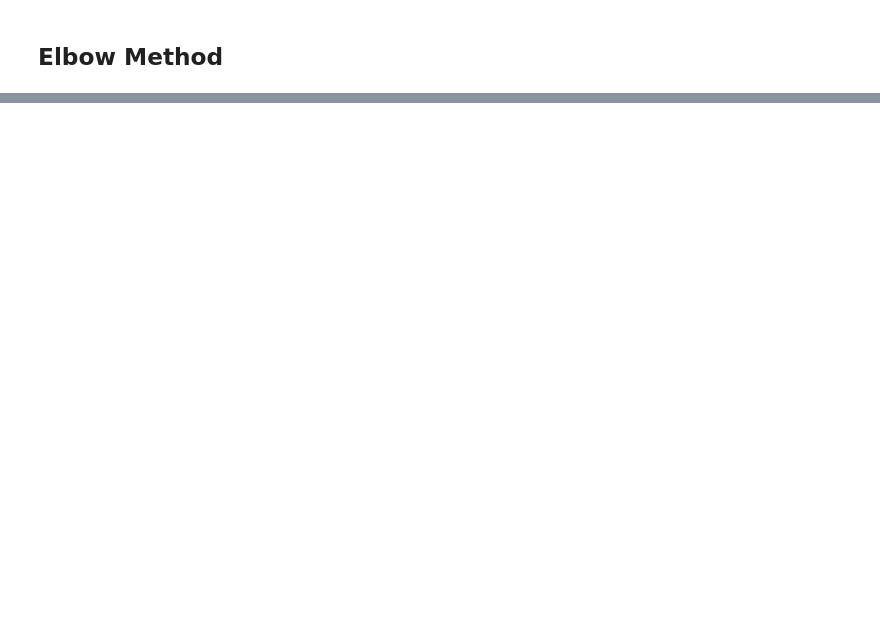
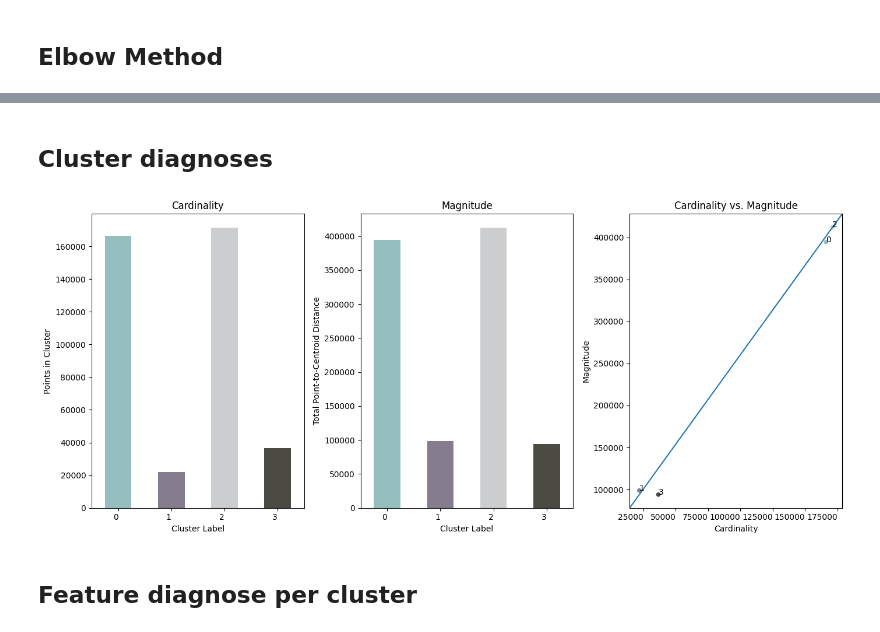
Before and after one commit to adam-25/NYC-taxi-Trip-duration-BigData-Analysis, a Jupyter notebook: ML Model/NYC Taxi Duration - Clustering.ipynb, the cells around one changed output, grey strips where cells are left out. Cells and saved outputs as stored; diff of their text form; code cells hidden in the pictures; blank space fills up the shorter version.

```diff
--- a/ML Model/NYC Taxi Duration - Clustering.ipynb
+++ b/ML Model/NYC Taxi Duration - Clustering.ipynb
@@ -163,6 +167,8 @@ array([[ 0.75883482,  0.93233136, -0.50869035, ..., -1.01385619,
 
 kmeans_cluster = KMeans(n_clusters = 4, init = 'k-means++', random_state = 0)
 clusters_prediction = kmeans_cluster.fit_predict(X)
+
+kmeans_fit = kmeans_cluster.fit(X)
 # %%
 # Graph out the size of each cluster.
 input_col_pandas_df['cluster'] = clusters_prediction
@@ -189,0 +196,19 @@ Cluster:  3  Total Data Points:  171302
+# %% [markdown]
+## Cluster diagnoses
+# %%
+# Different cluster colors.
+cluster_colors = ['#94BFBE', '#857C8D', '#CCCDCE', '#4B4B44', '#F1A340', '#5C0029']
+fig, (ax1, ax2, ax3) = plt.subplots(1, 3, figsize=(14, 6))
+
+# plot cardinality and magnitude of each cluster.
+plot_cluster_cardinality(kmeans_fit.labels_, ax = ax1, title = "Cardinality", color = cluster_colors)
+plot_cluster_magnitude(X, kmeans_fit.labels_, kmeans_fit.cluster_centers_, euclidean, ax = ax2, title="Magnitude", color = cluster_colors)
+plot_magnitude_vs_cardinality(X, kmeans_fit.labels_, kmeans_fit.cluster_centers_, euclidean, color = cluster_colors[0 : kmeans_fit.n_clusters], ax = ax3, title = "Cardinality vs. Magnitude")
+
+fig.autofmt_xdate(rotation=0)
+plt.tight_layout()
+plt.show()
+# %% [output]
+[figure, added]
+# %% [markdown]
+## Feature diagnose per cluster
```
Also changed, not shown: parts of 16 cells of this notebook.
